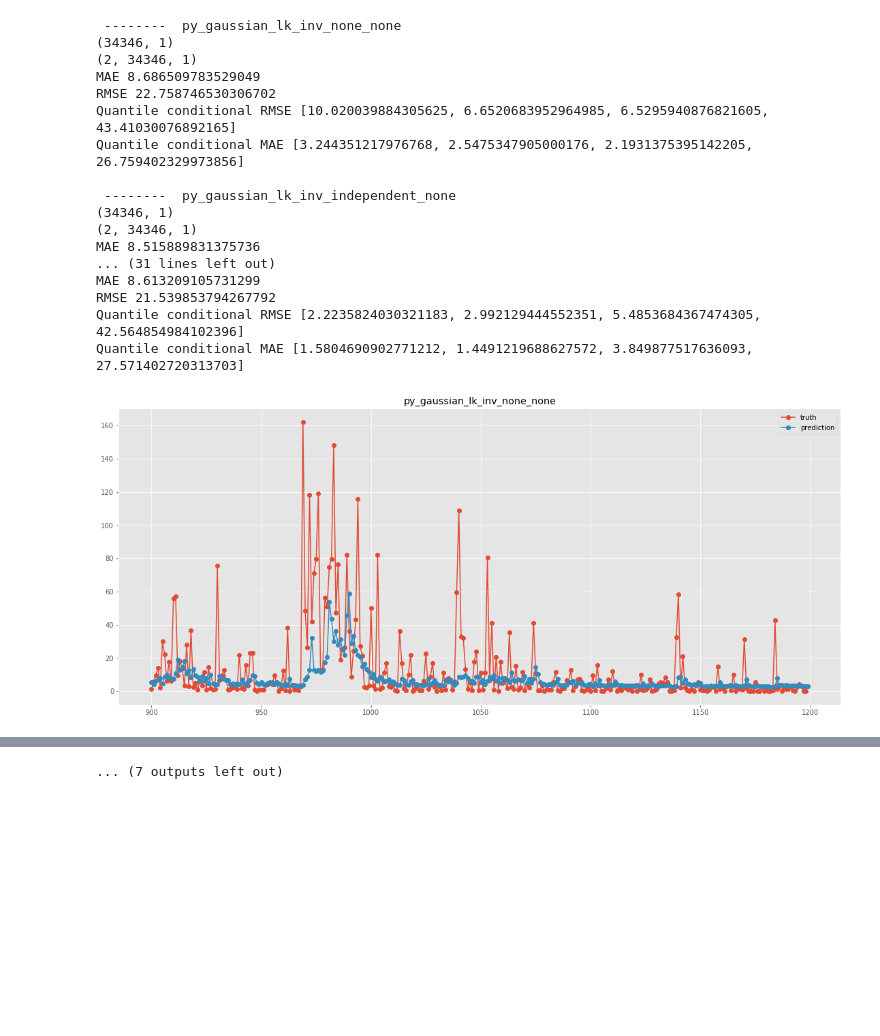
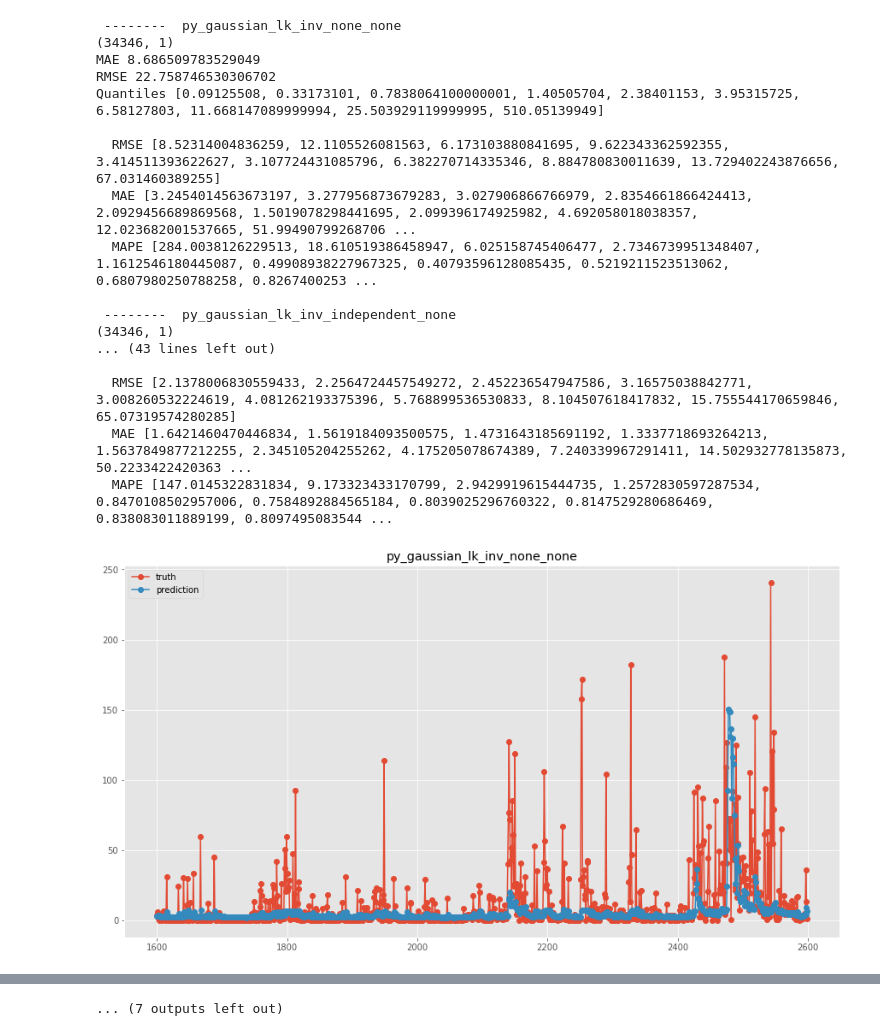
Before and after one commit to weilai0980/MixtureEnsemble, a Jupyter notebook: result_analysis.ipynb, the cells around one changed output, grey strips where cells are left out. Cells and saved outputs as stored; diff of their text form; code cells hidden in the pictures; blank space fills up the shorter version.

```diff
--- a/result_analysis.ipynb
+++ b/result_analysis.ipynb
@@ -162,7 +180,7 @@ gaussian_lk = ["py_gaussian_lk_none_none",
      ]
 
 
-path_data = "../dataset/bitcoin/double_trx_ob_10/"
+path_data = "../dataset/bitcoin/double_trx_ob_tar1_len10/"
 
 ts_dta = pickle.load(open(path_data + 'test.p', "rb"), encoding = 'latin1')
 
@@ -172,8 +190,8 @@ ts_x, ts_y = data_reshape(ts_dta,
 fig, ax = plt.subplots();
 
 ax.hist(ts_y, 2000);
-ax.set_xlim([-10, 50])
-ax.set_title("True values")
+ax.set_xlim([-10, 50]);
+ax.set_title("True values");
 # %% [output]
 src 0 :  (34346, 10, 7)
 src 1 :  (34346, 10, 7)
@@ -182 +199,16 @@ Text(0.5,1,'True values')
 [figure]
+# %%
+plot_l = 20000
+plot_r = 20200
+
+path_res = "../results/mixture_gc_py_src_tar_1min/"
+
+for tmp_path in gaussian_lk_inv:
+
+    print("\n -------- ", tmp_path)
+
+    result_plot(ts_y,
+                path_res + tmp_path,
+                plot_l,
+                plot_r,
+                tmp_path)
@@ -183,34 +245,34 @@ Text(0.5,1,'True values')
 # %%
-plot_l = 900
-plot_r = 1200
+plot_l = 1600
+plot_r = 2600
 
 path_res = "../results/mixture_gc_py_tar_1min/"
 
 for tmp_path in gaussian_lk_inv:
 
     print("\n -------- ", tmp_path)
 
     result_plot(ts_y,
                 path_res + tmp_path,
                 plot_l,
                 plot_r,
                 tmp_path)
 # %% [output]
  --------  py_gaussian_lk_inv_none_none
 (34346, 1)
-(2, 34346, 1)
 MAE 8.686509783529049
 RMSE 22.758746530306702
-Quantile conditional RMSE [10.020039884305625, 6.6520683952964985, 6.5295940876821605, 43.41030076892165]
-Quantile conditional MAE [3.244351217976768, 2.5475347905000176, 2.1931375395142205, 26.759402329973856]
+Quantiles [0.09125508, 0.33173101, 0.7838064100000001, 1.40505704, 2.38401153, 3.95315725, 6.58127803, 11.668147089999994, 25.503929119999995, 510.05139949]
+
+  RMSE [8.52314004836259, 12.1105526081563, 6.173103880841695, 9.622343362592355, 3.414511393622627, 3.107724431085796, 6.382270714335346, 8.884780830011639, 13.729402243876656, 67.031460389255]
+  MAE [3.2454014563673197, 3.277956873679283, 3.027906866766979, 2.8354661866424413, 2.0929456689869568, 1.5019078298441695, 2.099396174925982, 4.692058018038357, 12.023682001537665, 51.99490799268706 ...
+  MAPE [284.0038126229513, 18.610519386458947, 6.025158745406477, 2.7346739951348407, 1.1612546180445087, 0.49908938227967325, 0.40793596128085435, 0.5219211523513062, 0.6807980250788258, 0.8267400253 ...
 
  --------  py_gaussian_lk_inv_independent_none
 (34346, 1)
-(2, 34346, 1)
-MAE 8.515889831375736
-... (31 lines left out)
-MAE 8.613209105731299
-RMSE 21.539853794267792
-Quantile conditional RMSE [2.2235824030321183, 2.992129444552351, 5.4853684367474305, 42.564854984102396]
-Quantile conditional MAE [1.5804690902771212, 1.4491219688627572, 3.849877517636093, 27.571402720313703]
+... (43 lines left out)
+
+  RMSE [2.1378006830559433, 2.2564724457549272, 2.452236547947586, 3.16575038842771, 3.008260532224619, 4.081262193375396, 5.768899536530833, 8.104507618417832, 15.755544170659846, 65.07319574280285]
+  MAE [1.6421460470446834, 1.5619184093500575, 1.4731643185691192, 1.3337718693264213, 1.5637849877212255, 2.345105204255262, 4.175205078674389, 7.240339967291411, 14.502932778135873, 50.2233422420363 ...
+  MAPE [147.0145322831834, 9.173323433170799, 2.9429919615444735, 1.2572830597287534, 0.8470108502957006, 0.7584892884565184, 0.8039025296760322, 0.8147529280686469, 0.838083011889199, 0.8097495083544 ...
-[figure, old version]
+[figure, new version]
```
Also changed, not shown: parts of 6 cells of this notebook, 9 other files.
